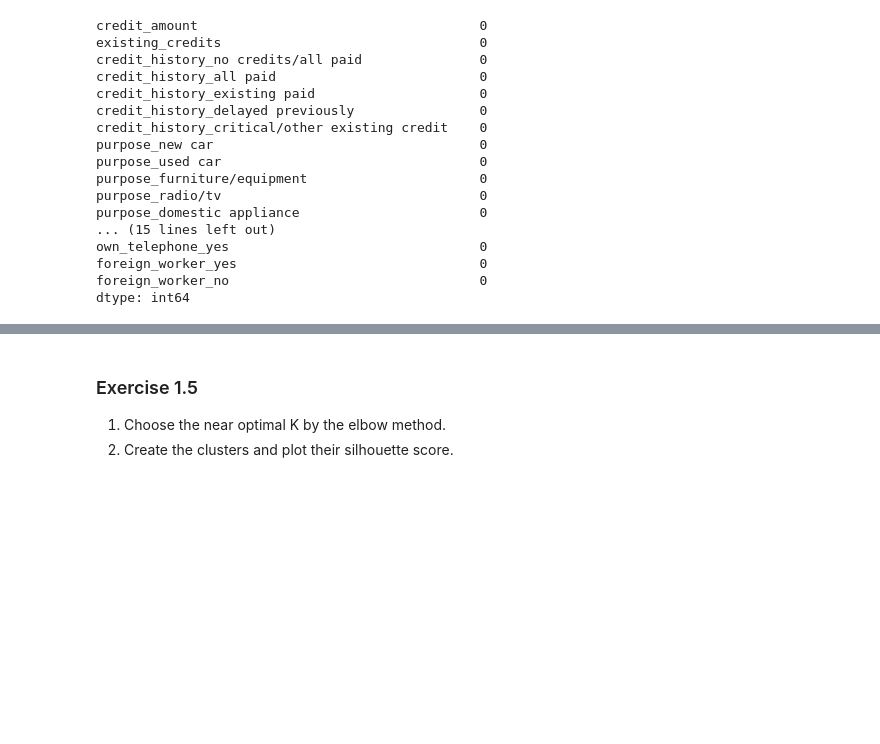
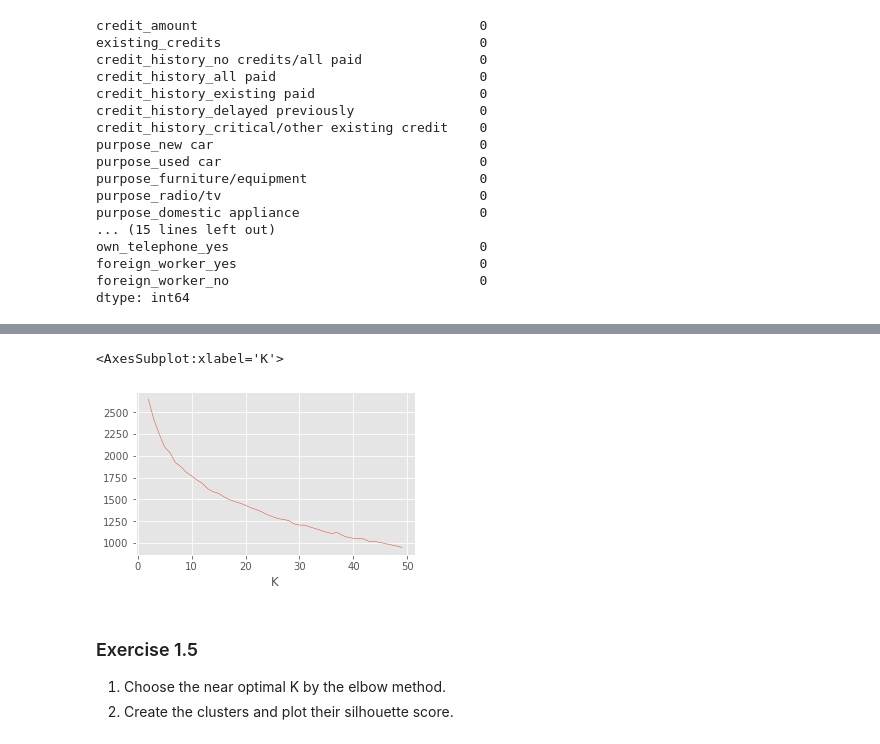
Before and after one commit to OrPerets/ml-for-business-analytics, a Jupyter notebook: practices/Practice 1 - Feature Encoding.ipynb, the cells around one changed output, grey strips where cells are left out. Saved outputs shown, nothing was run; the diff lists cells and outputs as text; code cells hidden in the pictures; blank space fills up the shorter version.

```diff
--- a/practices/Practice 1 - Feature Encoding.ipynb
+++ b/practices/Practice 1 - Feature Encoding.ipynb
@@ -211,6 +211,13 @@ def get_kmeans_accuracy(data, top_k):
     "SSE": sum_squared,
     "SIL": silhouette
   })
+# %%
+result = get_kmeans_accuracy(one_hot_data, 50)
+result.set_index("K", inplace=True)
+result["SSE"].plot()
+# %% [output]
+<AxesSubplot:xlabel='K'>
+[figure, added]
 # %% [markdown]
 ### Exercise 1.5
 
```
Also changed, not shown: parts of 5 cells of this notebook, 4 other files.
